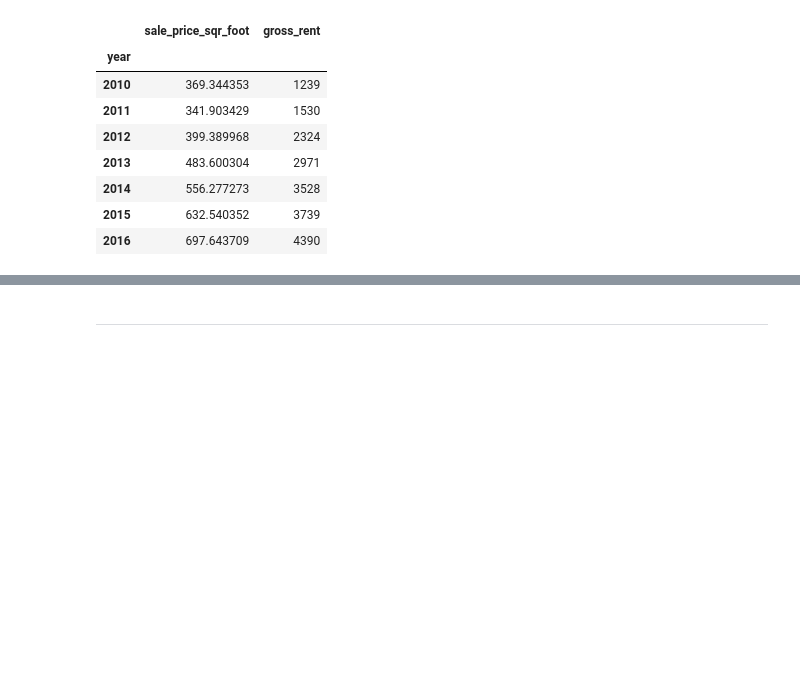
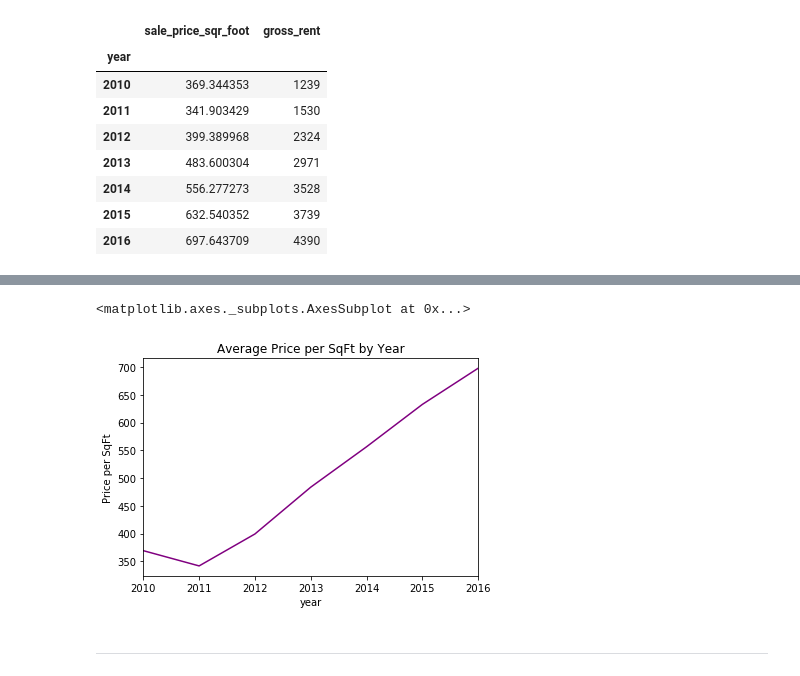
Before and after one commit to Row-Bell/Unit_6_Pythonic_Monopoly, a Jupyter notebook: rental_analysis.ipynb, the cells around one changed output, grey strips where cells are left out. Drawn from its saved outputs; the diff is of its cells as text; code cells hidden in the pictures; blank space fills up the shorter version.

```diff
--- a/rental_analysis.ipynb
+++ b/rental_analysis.ipynb
@@ -132,3 +126,13 @@ plt.show()
+# %%
+# Line chart for average montly rent
+plt.xlabel('Year')
+plt.ylabel('Price per SqFt')
+plt.title('Average Price per SqFt by Year')
+
+sales_price_and_gross_rent['sale_price_sqr_foot'].plot(c='purple')
+# %% [output]
+<matplotlib.axes._subplots.AxesSubplot at 0x...>
+[figure, added]
 # %% [markdown]
 - - -
 # %% [markdown]
```
Also changed, not shown: parts of 13 cells of this notebook, 1 other file.
